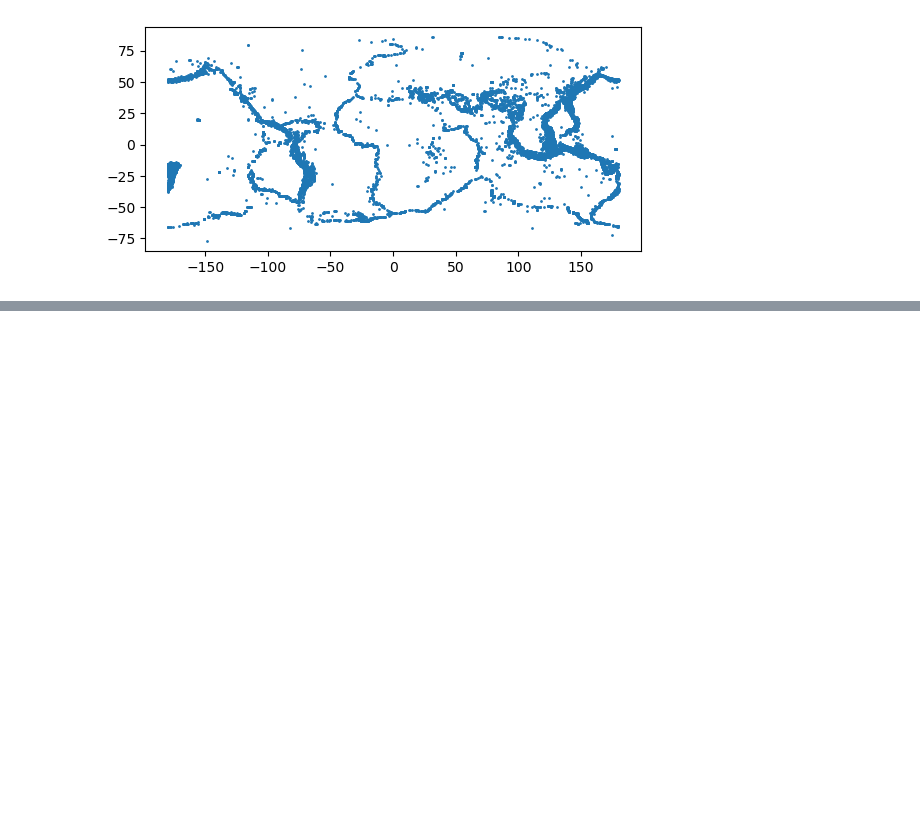
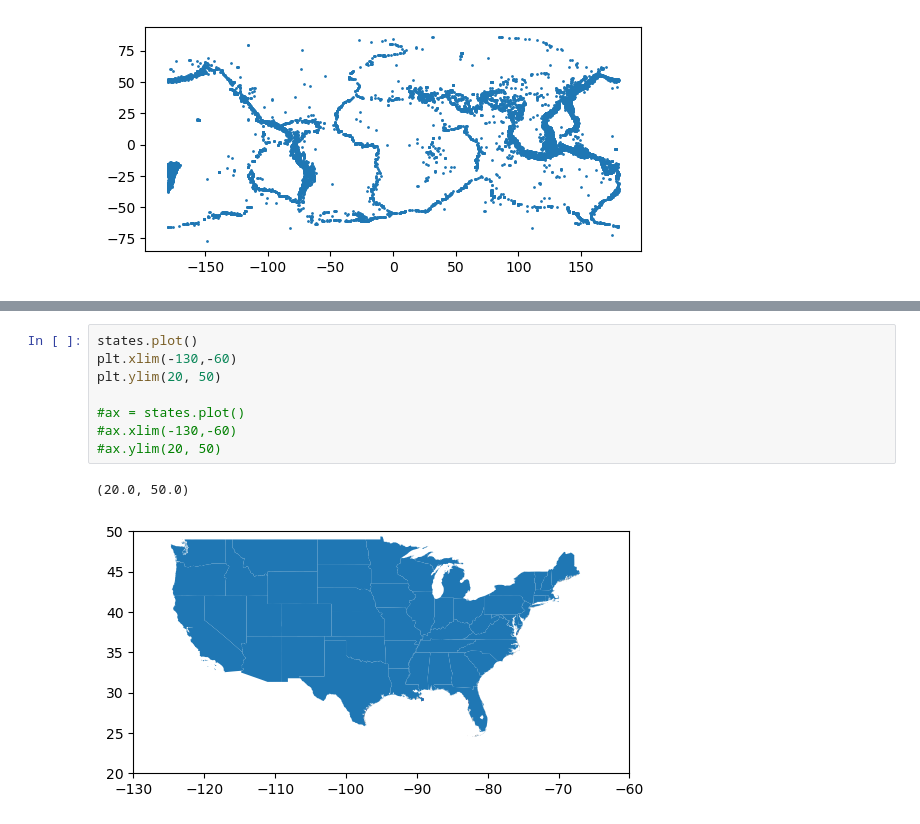
Before and after one commit to mstoychev/Data-Science-SoftwareUniversity, a Jupyter notebook: 5. Working with Spatial Data and Network Analysis/1. Class Notes/Class Notes Working with Spatial Data.ipynb, the cells around one changed output, grey strips where cells are left out. Saved outputs shown, nothing was run; the diff lists cells and outputs as text; blank space fills up the shorter version.

```diff
--- a/5. Working with Spatial Data and Network Analysis/1. Class Notes/Class Notes Working with Spatial Data.ipynb
+++ b/5. Working with Spatial Data and Network Analysis/1. Class Notes/Class Notes Working with Spatial Data.ipynb
@@ -506,0 +699,11 @@ earthquake_data.plot(markersize = 1)
+# %%
+states.plot()
+plt.xlim(-130,-60)
+plt.ylim(20, 50)
+
+#ax = states.plot()
+#ax.xlim(-130,-60)
+#ax.ylim(20, 50)
+# %% [output]
+(20.0, 50.0)
+[figure, added]
```
Also changed, not shown: parts of 24 cells of this notebook.
